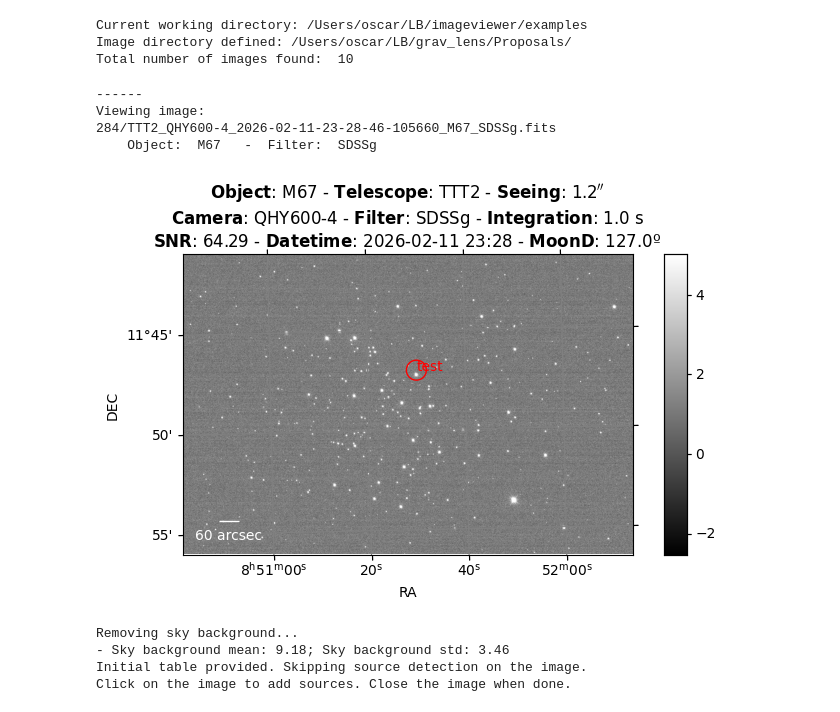
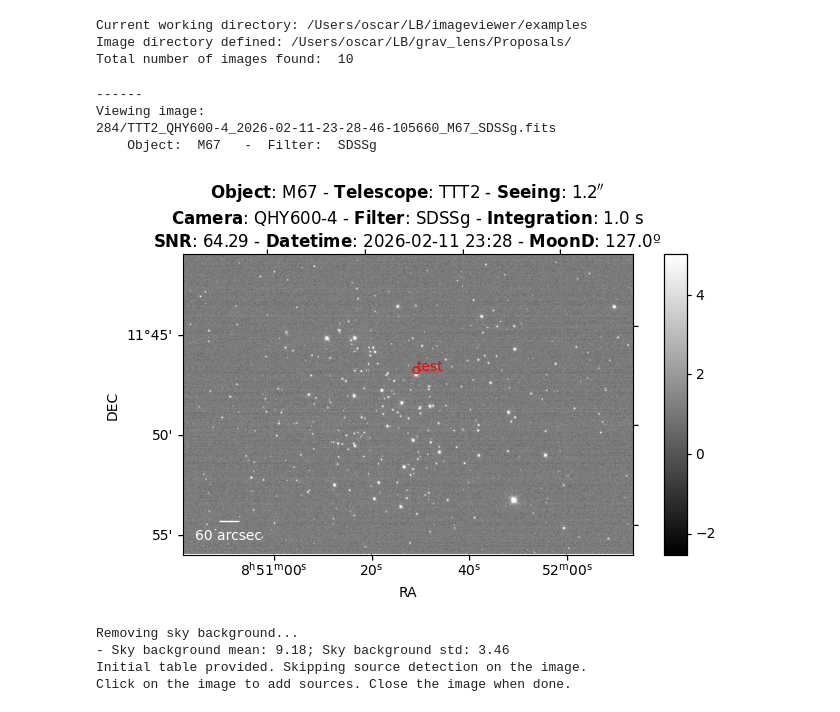
Before and after one commit to oscar-s-p/imageviewer, a Jupyter notebook: examples/photometry.ipynb, the cells around one changed output. Cells and saved outputs as stored; diff of their text form; code cells hidden in the pictures.

```diff
--- a/examples/photometry.ipynb
+++ b/examples/photometry.ipynb
@@ -43,25 +43,25 @@ Total number of images found:  10
 # %%
 %matplotlib inline
 iv.view_image(0,
                  manipulation_kw = {
                      'percentile': (5,95),
                      'rotate' : False,
                  },
                  plotting_kw = {
                      'scalebar_arcsec' : 60,
                      'add_circle': {
                          'center' : ('8h51m30s', '11d47m00s'),
-                         'size': '0d0m30s',
+                         'size': '0d0m10s',
                          'color': 'red',
                          'label': 'test',
                      }
                  })
 # %% [output]
 ------
 Viewing image:
 284/TTT2_QHY600-4_2026-02-11-23-28-46-105660_M67_SDSSg.fits
     Object:  M67   -  Filter:  SDSSg
-[figure, old version]
+[figure, new version]
 # %%
 # detect sources on one image
 table = imgvw.detect_sources(iv.df_files['path'].iloc[3],
```
Also changed, not shown: 2 other files.
